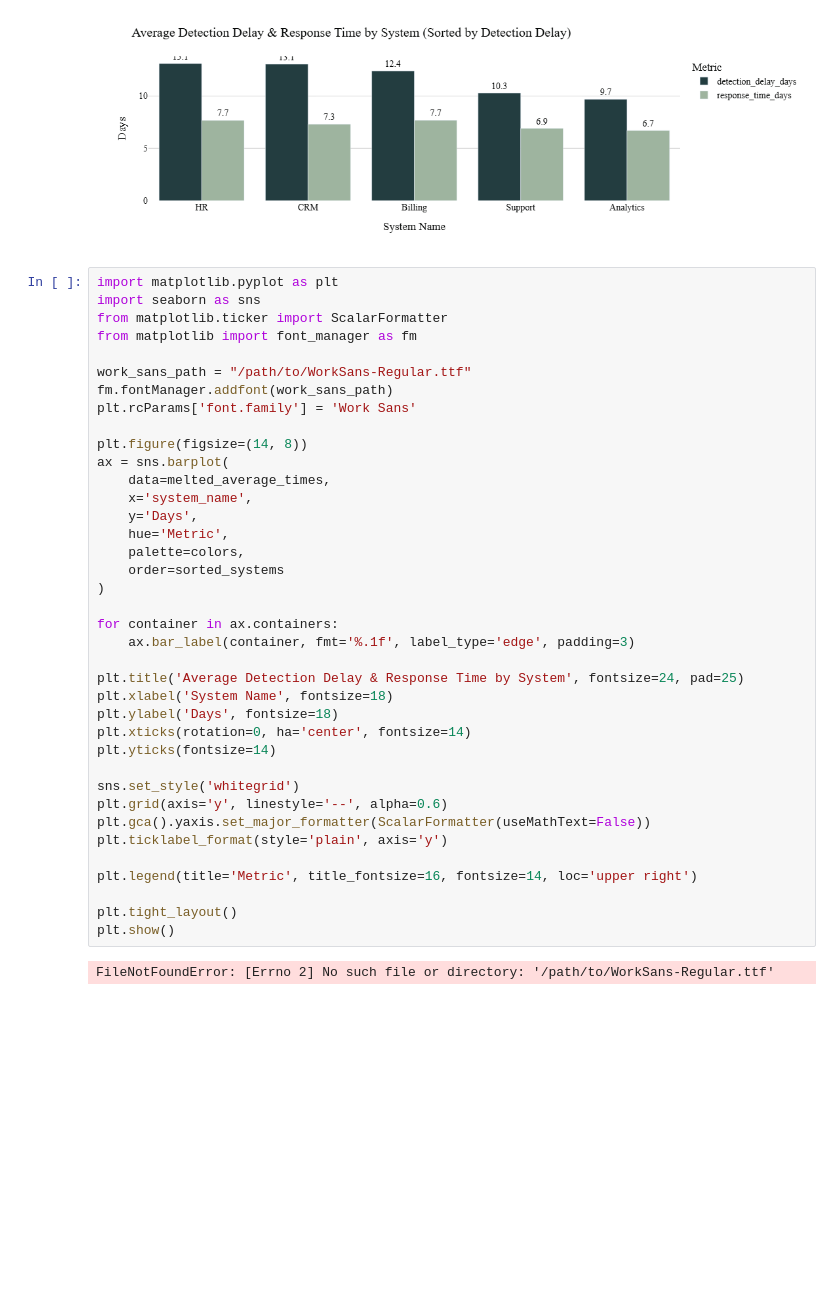
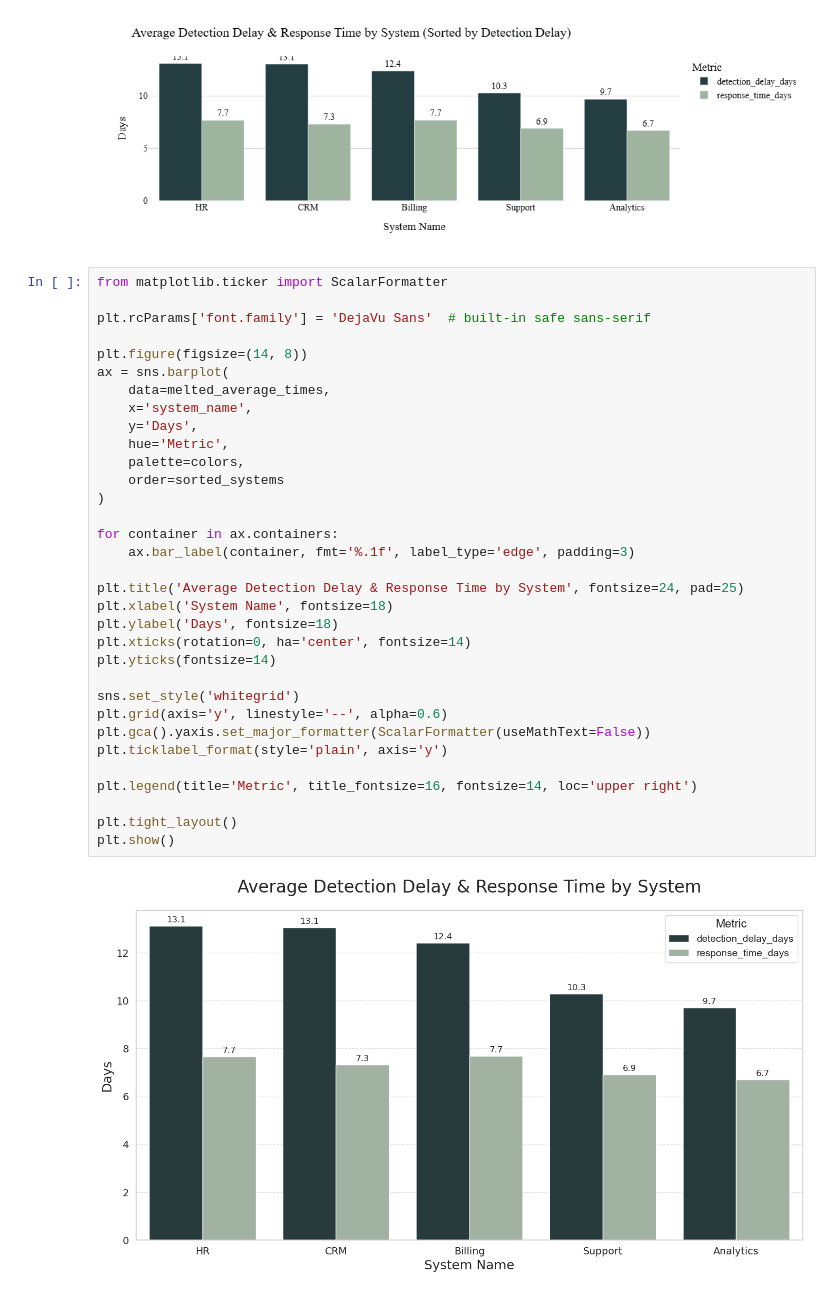
Before and after one commit to doom-boy/Mini-ITC-2025, a Jupyter notebook: DetectionResponseTime.ipynb, the cells around one changed output. Saved outputs shown, nothing was run; the diff lists cells and outputs as text; blank space fills up the shorter version.

Commit message:
visuals ben
11/19 3pm

```diff
--- a/DetectionResponseTime.ipynb
+++ b/DetectionResponseTime.ipynb
@@ -711,42 +711,37 @@ fig.show()
 # %% [output]
 [figure]
 # %%
-import matplotlib.pyplot as plt
-import seaborn as sns
 from matplotlib.ticker import ScalarFormatter
-from matplotlib import font_manager as fm
 
-work_sans_path = "/path/to/WorkSans-Regular.ttf"
-fm.fontManager.addfont(work_sans_path)
-plt.rcParams['font.family'] = 'Work Sans'
+plt.rcParams['font.family'] = 'DejaVu Sans'  # built-in safe sans-serif
 
 plt.figure(figsize=(14, 8))
 ax = sns.barplot(
     data=melted_average_times,
     x='system_name',
     y='Days',
     hue='Metric',
     palette=colors,
     order=sorted_systems
 )
 
 for container in ax.containers:
     ax.bar_label(container, fmt='%.1f', label_type='edge', padding=3)
 
 plt.title('Average Detection Delay & Response Time by System', fontsize=24, pad=25)
 plt.xlabel('System Name', fontsize=18)
 plt.ylabel('Days', fontsize=18)
 plt.xticks(rotation=0, ha='center', fontsize=14)
 plt.yticks(fontsize=14)
 
 sns.set_style('whitegrid')
 plt.grid(axis='y', linestyle='--', alpha=0.6)
 plt.gca().yaxis.set_major_formatter(ScalarFormatter(useMathText=False))
 plt.ticklabel_format(style='plain', axis='y')
 
 plt.legend(title='Metric', title_fontsize=16, fontsize=14, loc='upper right')
 
 plt.tight_layout()
 plt.show()
 # %% [output]
-FileNotFoundError: [Errno 2] No such file or directory: '/path/to/WorkSans-Regular.ttf'
+[figure, added]
```
Also changed, not shown: parts of 14 cells of this notebook, 9 other files.
